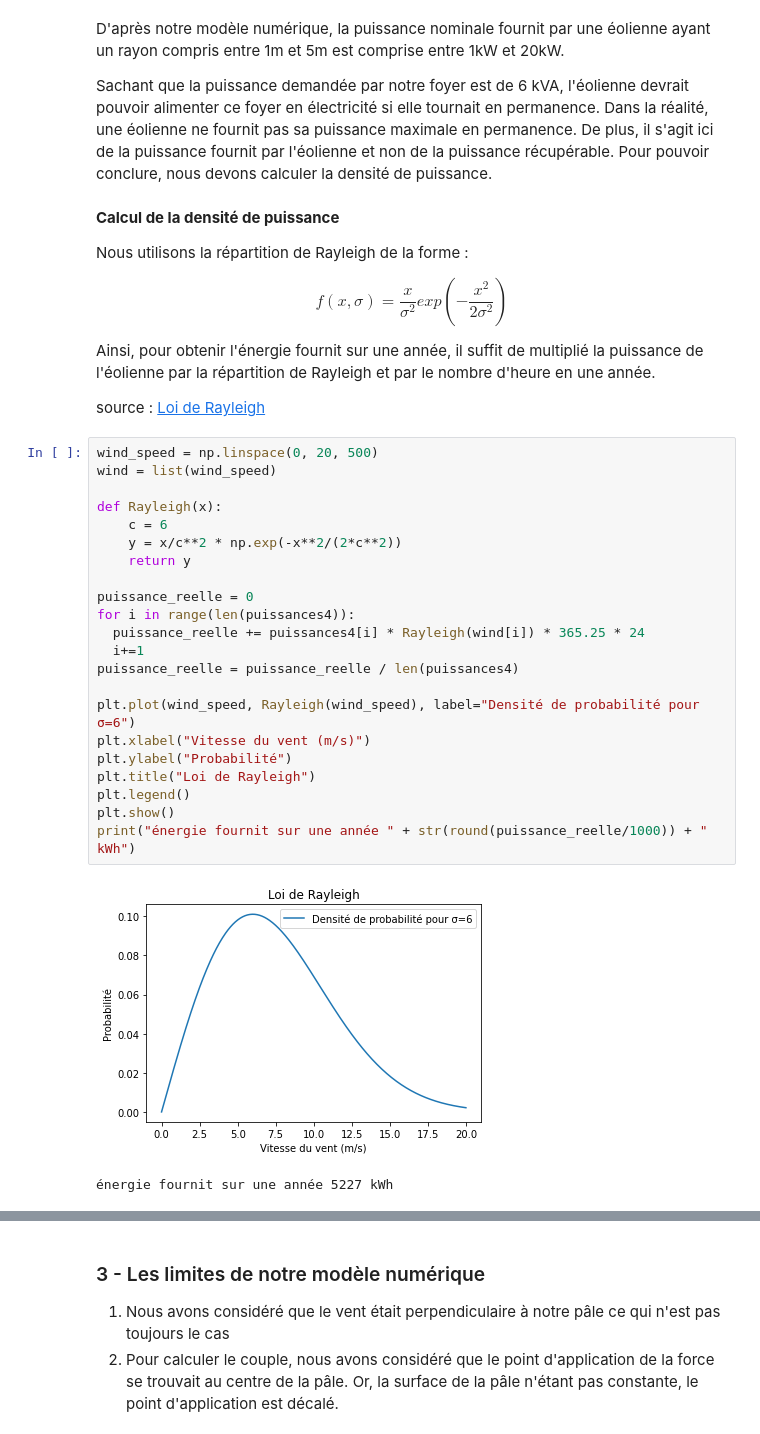
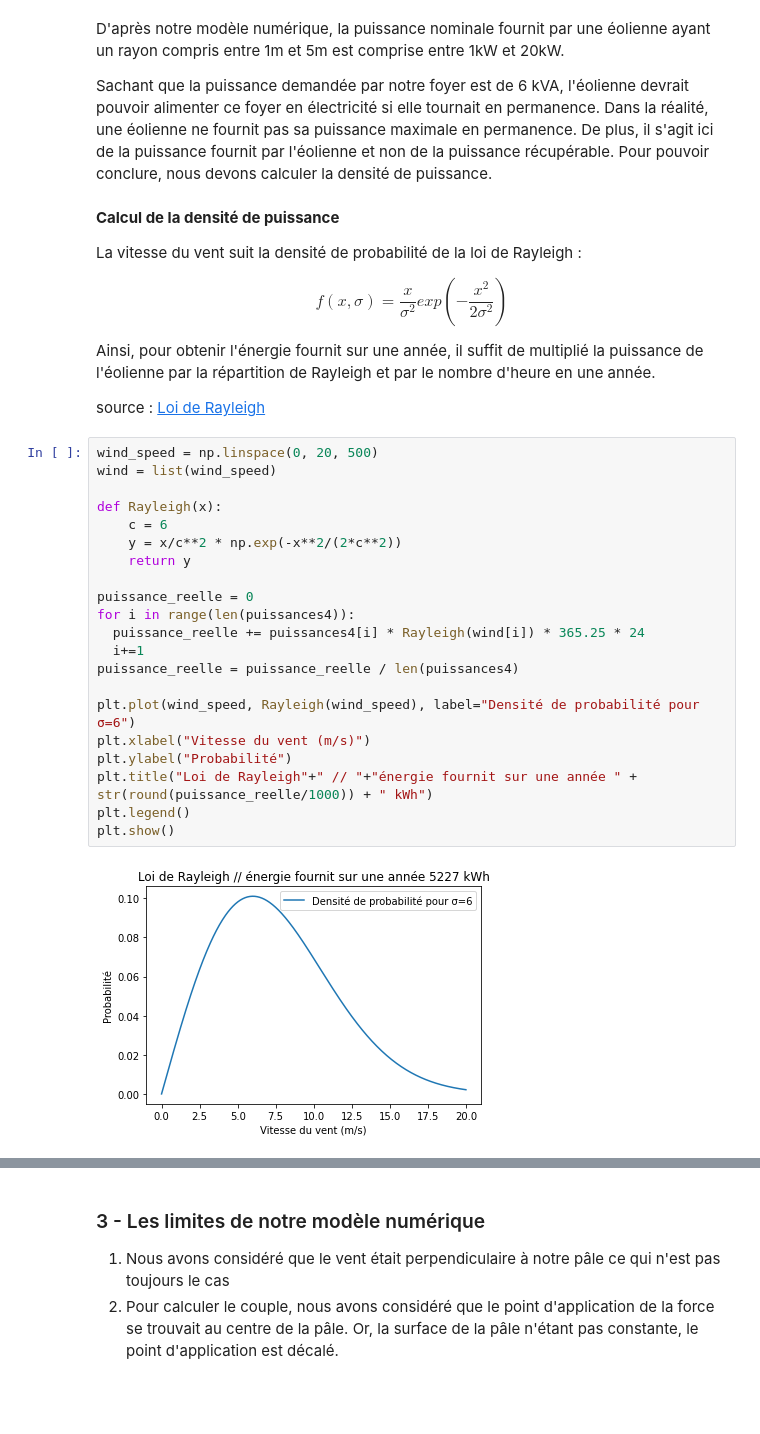
Before and after one commit to thomas-barrais/Projet-Eolienne, a Jupyter notebook: Groupe08_ProjetEol.ipynb, the cells around one changed output, grey strips where cells are left out. Cells and saved outputs as stored; diff of their text form; blank space fills up the shorter version.

```diff
--- a/Groupe08_ProjetEol.ipynb
+++ b/Groupe08_ProjetEol.ipynb
@@ -762,7 +762,7 @@ Sachant que la puissance demandée par notre foyer est de 6 kVA, l'éolienne dev
 # %% [markdown]
 <b> Calcul de la densité de puissance </b>
 
-Nous utilisons la répartition de Rayleigh de la forme :
+La vitesse du vent suit la densité de probabilité de la loi de Rayleigh :
 
 $$f(x, σ) = \frac{x}{\sigma^2}exp(-\frac{x^2}{2\sigma^2})$$
 
@@ -773,26 +773,24 @@ source :
 # %%
 wind_speed = np.linspace(0, 20, 500)
 wind = list(wind_speed)
 
 def Rayleigh(x):
     c = 6
     y = x/c**2 * np.exp(-x**2/(2*c**2))
     return y
 
 puissance_reelle = 0
 for i in range(len(puissances4)):
   puissance_reelle += puissances4[i] * Rayleigh(wind[i]) * 365.25 * 24
   i+=1
 puissance_reelle = puissance_reelle / len(puissances4)
 
 plt.plot(wind_speed, Rayleigh(wind_speed), label="Densité de probabilité pour σ=6")
 plt.xlabel("Vitesse du vent (m/s)")
 plt.ylabel("Probabilité")
-plt.title("Loi de Rayleigh")
+plt.title("Loi de Rayleigh"+" // "+"énergie fournit sur une année " + str(round(puissance_reelle/1000)) + " kWh")
 plt.legend()
 plt.show()
-print("énergie fournit sur une année " + str(round(puissance_reelle/1000)) + " kWh")
 # %% [output]
-[figure, old version]
+[figure, new version]
-énergie fournit sur une année 5227 kWh
 # %% [markdown]
```
Also changed, not shown: parts of 1 cell of this notebook.
